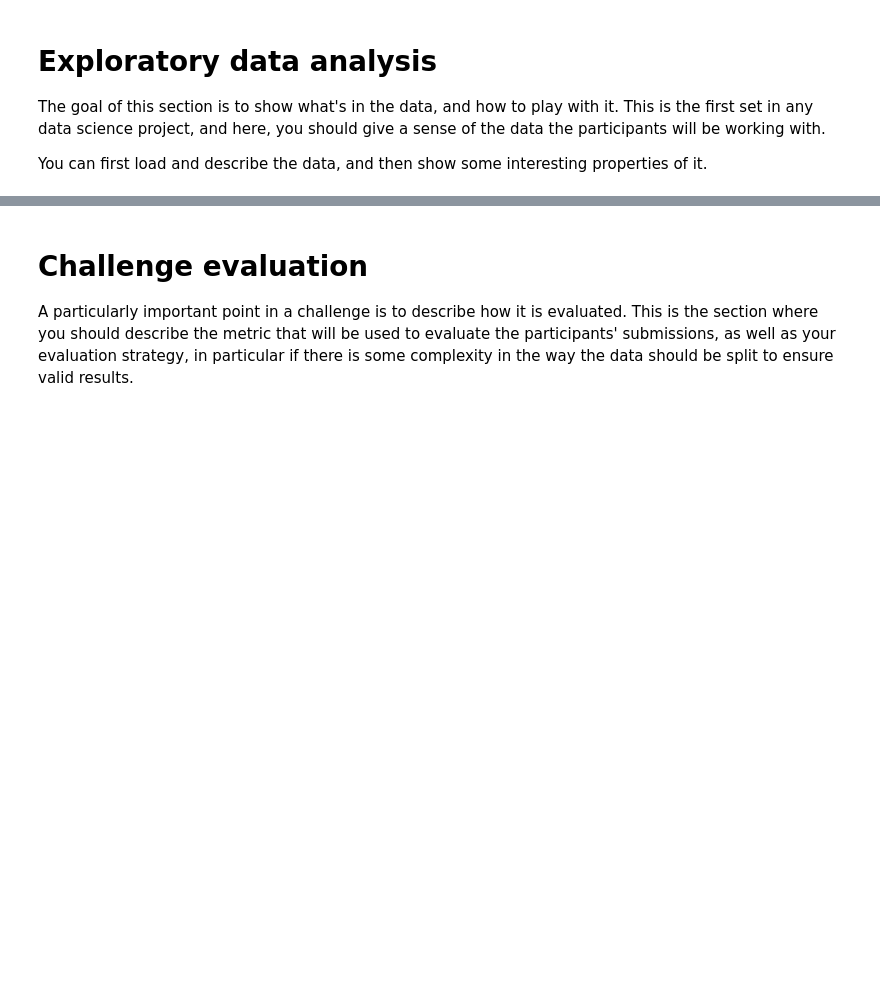
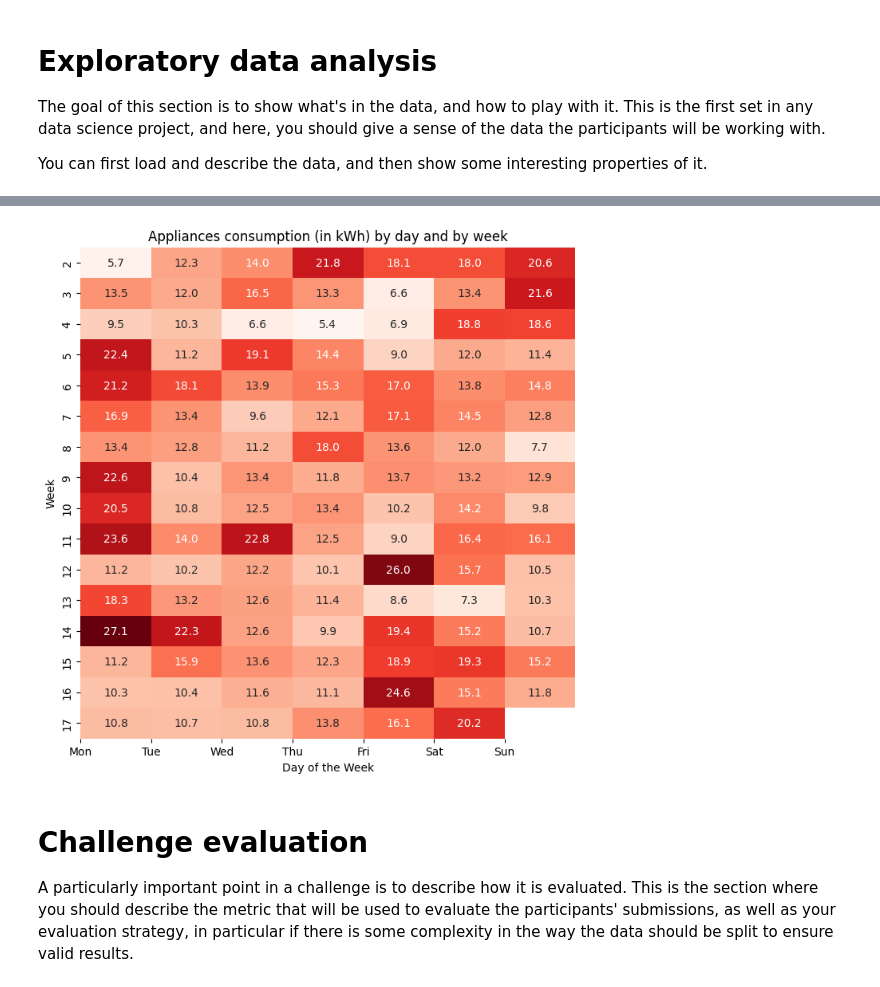
Before and after one commit to N22Toumi/Data_Challenge_M2DS_2025, a Jupyter notebook: template_starting_kit.ipynb, the cells around one changed output, grey strips where cells are left out. Cells and saved outputs as stored; diff of their text form; code cells hidden in the pictures; blank space fills up the shorter version.

```diff
--- a/template_starting_kit.ipynb
+++ b/template_starting_kit.ipynb
@@ -62,3 +85,21 @@ X_df, y = problem.get_train_data()
+# %%
+daily_data = df['Appliances'].resample('D').sum()
+
+weekly_data = daily_data.to_frame()
+weekly_data['Week'] = weekly_data.index.isocalendar().week
+weekly_data['DayOfWeek'] = weekly_data.index.dayofweek
+
+pivot_data = weekly_data.pivot_table(index='Week', columns='DayOfWeek', values='Appliances', aggfunc='sum')
+
+plt.figure(figsize=(8, 8))
+sns.heatmap(pivot_data/1000, cmap='Reds', annot=True, fmt=".1f", cbar=False) #, cbar_kws={'label': 'Sum of appliances conso (kWh)'})
+plt.title('Appliances consumption (in kWh) by day and by week')
+plt.xlabel('Day of the Week')
+plt.ylabel('Week')
+plt.xticks(ticks=range(7), labels=['Mon', 'Tue', 'Wed', 'Thu', 'Fri', 'Sat', 'Sun'])
+plt.show()
+# %% [output]
+[figure, added]
 # %% [markdown]
 # Challenge evaluation
 
```
Also changed, not shown: parts of 4 cells of this notebook.
